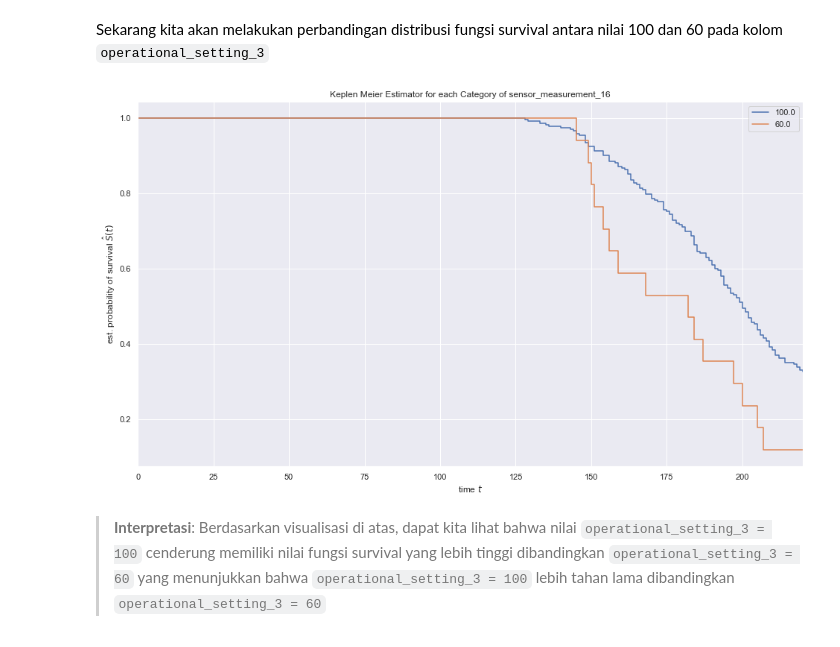
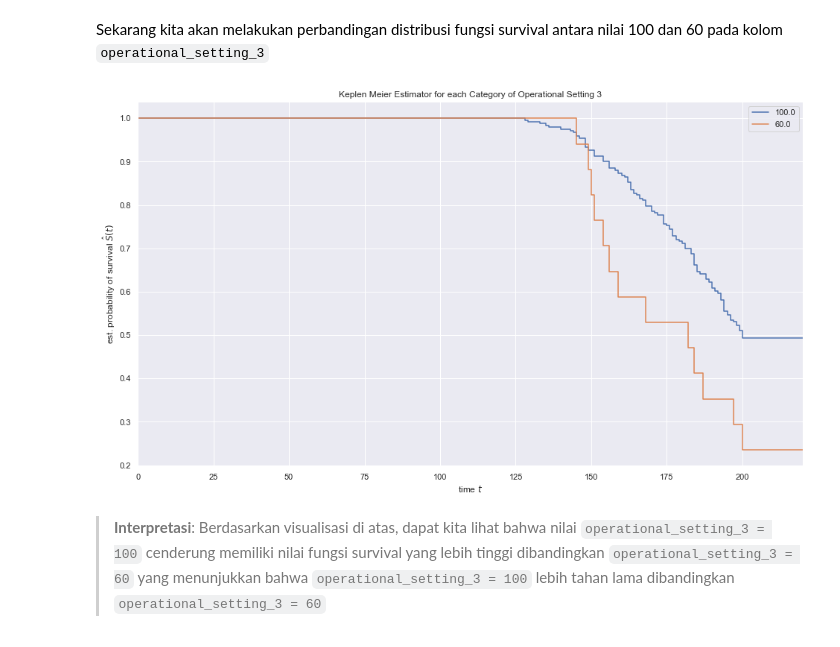
Before and after one commit to triarm/SurvivalAnalysisForPredictiveMaintenance, a Jupyter notebook: SurvivalAnalysis-NASAFD002.ipynb, the cells around one changed output. Cells and saved outputs as stored; diff of their text form; code cells hidden in the pictures.

```diff
--- a/SurvivalAnalysis-NASAFD002.ipynb
+++ b/SurvivalAnalysis-NASAFD002.ipynb
@@ -111,7 +111,7 @@ plt.show()
 > Kita asumsikan bahwa batas akhir waktu pengamatan adalah 220 siklus sehingga ketika mesin masih aktif setelah 220 siklus maka mesin tersebut akan dianggap right censored
 # %%
 # Create status column
-turbofan_df['status'] = turbofan_df['cycle'].apply(lambda x: False if x > 220 else True)
+turbofan_df['status'] = turbofan_df['cycle'].apply(lambda x: False if x > 200 else True)
 # %%
 turbofan_df.head(5)
 # %% [output]
@@ -198,7 +198,7 @@ sns.heatmap(turbofan_df.corr()**2, annot = True,)
 # %% [markdown]
 > Pada plot di atas, korelasi antar variabel terlihat cukup tinggi. Pada kasus ini kita akan coba pilih terlebih dahulu kolom `sensor_measurement_04`,`sensor_measurement_08`, `sensor_measurement_11`, `sensor_measurement_14`
 # %%
-selected_columns = ['sensor_measurement_04','sensor_measurement_08','sensor_measurement_11','sensor_measurement_14']
+selected_columns = ['sensor_measurement_04','sensor_measurement_11','sensor_measurement_14']
 cleaned_data = turbofan_df.loc[:, selected_columns + category_columns + ['status', 'cycle']]
 sns.heatmap(cleaned_data.corr(), annot = True)
 # %% [output]
@@ -308,19 +308,19 @@ Sekarang kita akan melakukan perbandingan distribusi fungsi survival antara nila
 # %%
 for category in cleaned_data['operational_setting_3'].unique():
     category_df = cleaned_data[cleaned_data['operational_setting_3'] == category]
     time_treatment, survival_prob_treatment = kaplan_meier_estimator(category_df['status'],
                                                                      category_df['cycle'])
     time_treatment , survival_prob_treatment = np.append(0, time_treatment), np.append(1, survival_prob_treatment)
     plt.step(time_treatment, survival_prob_treatment, where = "post", label = category)
 
 plt.ylabel("est. probability of survival $\hat{S}(t)$")
 plt.xlabel("time $t$")
-plt.title(f"Keplen Meier Estimator for each Category of {column}")
+plt.title(f"Keplen Meier Estimator for each Category of Operational Setting 3")
 plt.legend(loc="best")
 plt.xlim(left = 0, right = 220)
 plt.show()
 # %% [output]
-[figure, old version]
+[figure, new version]
 # %% [markdown]
 > **Interpretasi**: Berdasarkan visualisasi di atas, dapat kita lihat bahwa nilai `operational_setting_3 = 100` cenderung memiliki nilai fungsi survival yang lebih tinggi dibandingkan `operational_setting_3 = 60` yang menunjukkan bahwa `operational_setting_3 = 100` lebih tahan lama dibandingkan `operational_setting_3 = 60`
 # %% [markdown]
```
Also changed, not shown: parts of 17 cells of this notebook.
